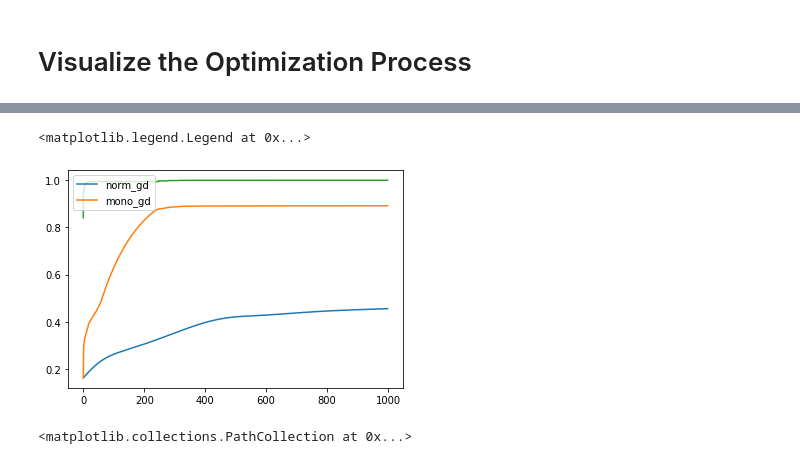
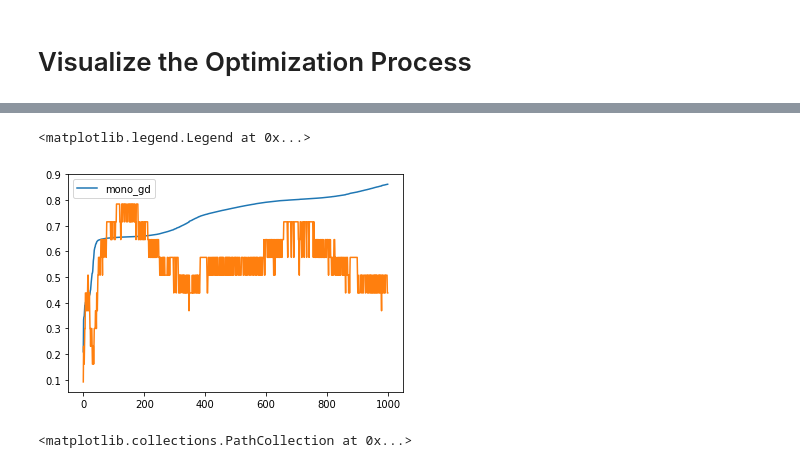
Before and after one commit to sesajad/quantum-state-construction, a Jupyter notebook: code/visualize_optimization.ipynb, the cells around one changed output, grey strips where cells are left out. Saved outputs shown, nothing was run; the diff lists cells and outputs as text; code cells hidden in the pictures.

```diff
--- a/code/visualize_optimization.ipynb
+++ b/code/visualize_optimization.ipynb
@@ -13,4 +13,6 @@ import tensorflow as tf
 from tqdm import tqdm_notebook as tqdm
 import matplotlib.pyplot as plt
 # %%
-dim = 20
+dim = 4
+# %%
+STOP = 0.95
@@ -73,6 +197,7 @@ def solve_tensorflow(dim, h_generator, source, t):
 # %%
 target = np.random.randn(dim) + 1j * np.random.randn(dim)
 target /= np.linalg.norm(target)
+target = np.array([-0.02919952+0.08959294j, -0.02986901+0.07851302j,  0.69559761+0.1860811j, -0.43976627-0.52171588j])
 #target = np.array((dim - 1) * [0] + [1])
 
 source = np.array([1] + (dim - 1) * [0])
@@ -170,12 +224,12 @@ KeyboardInterrupt:
 # %%
-plt.plot(gdfs, label='norm_gd')
+#plt.plot(gdfs, label='norm_gd')
 plt.plot(mfs, label='mono_gd')
-plt.plot([2 ** -s for s in states])
+plt.plot([-np.log(s)/10 for s in states])
 
 plt.legend(loc='upper left')
 # %% [output]
 <matplotlib.legend.Legend at 0x...>
-[figure, old version]
+[figure, new version]
 # %%
 plt.scatter(gdfs, gddfs, c=range(len(gdfs)))
 # %% [output]
```
Also changed, not shown: parts of 10 cells of this notebook, 3 other files.
